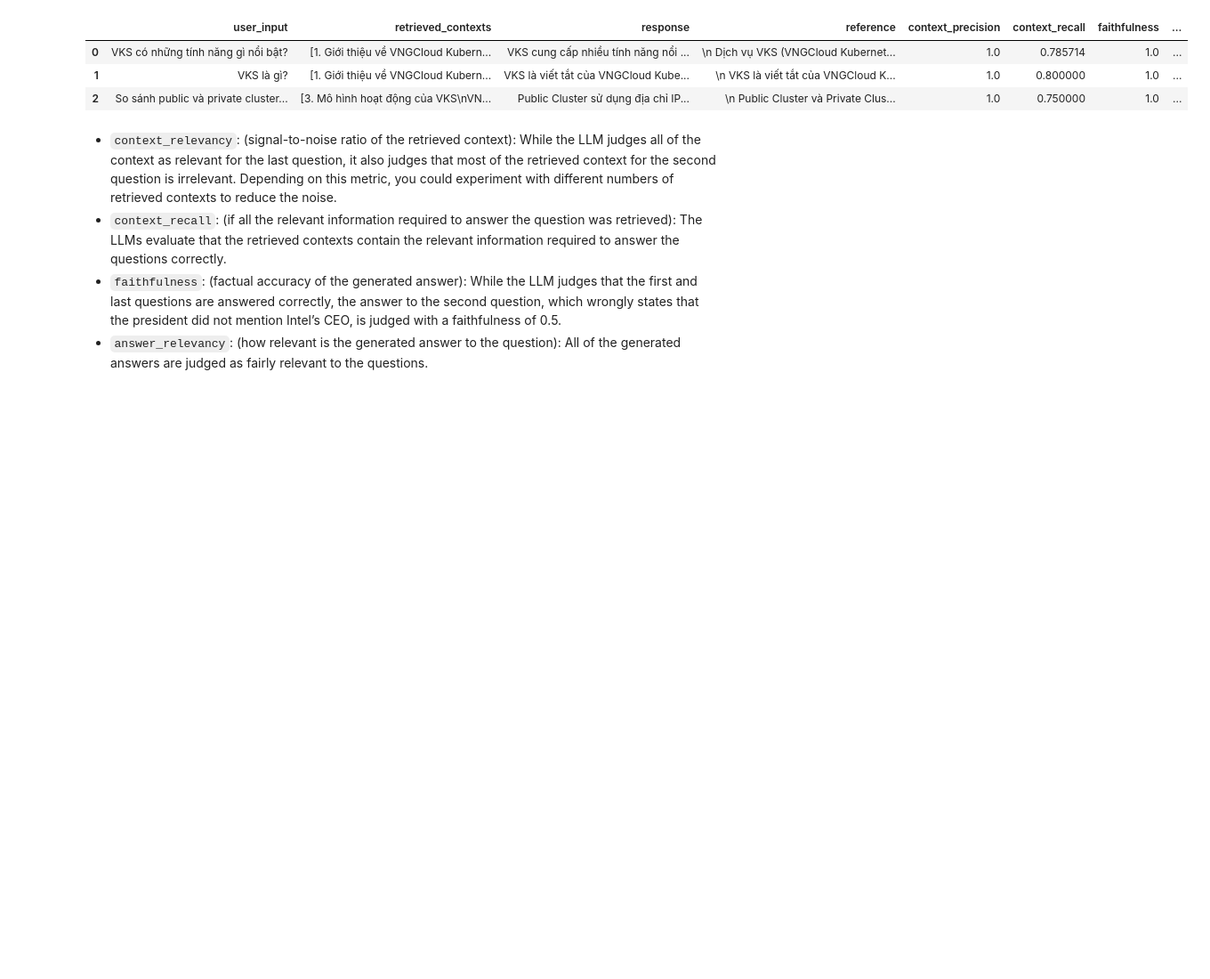
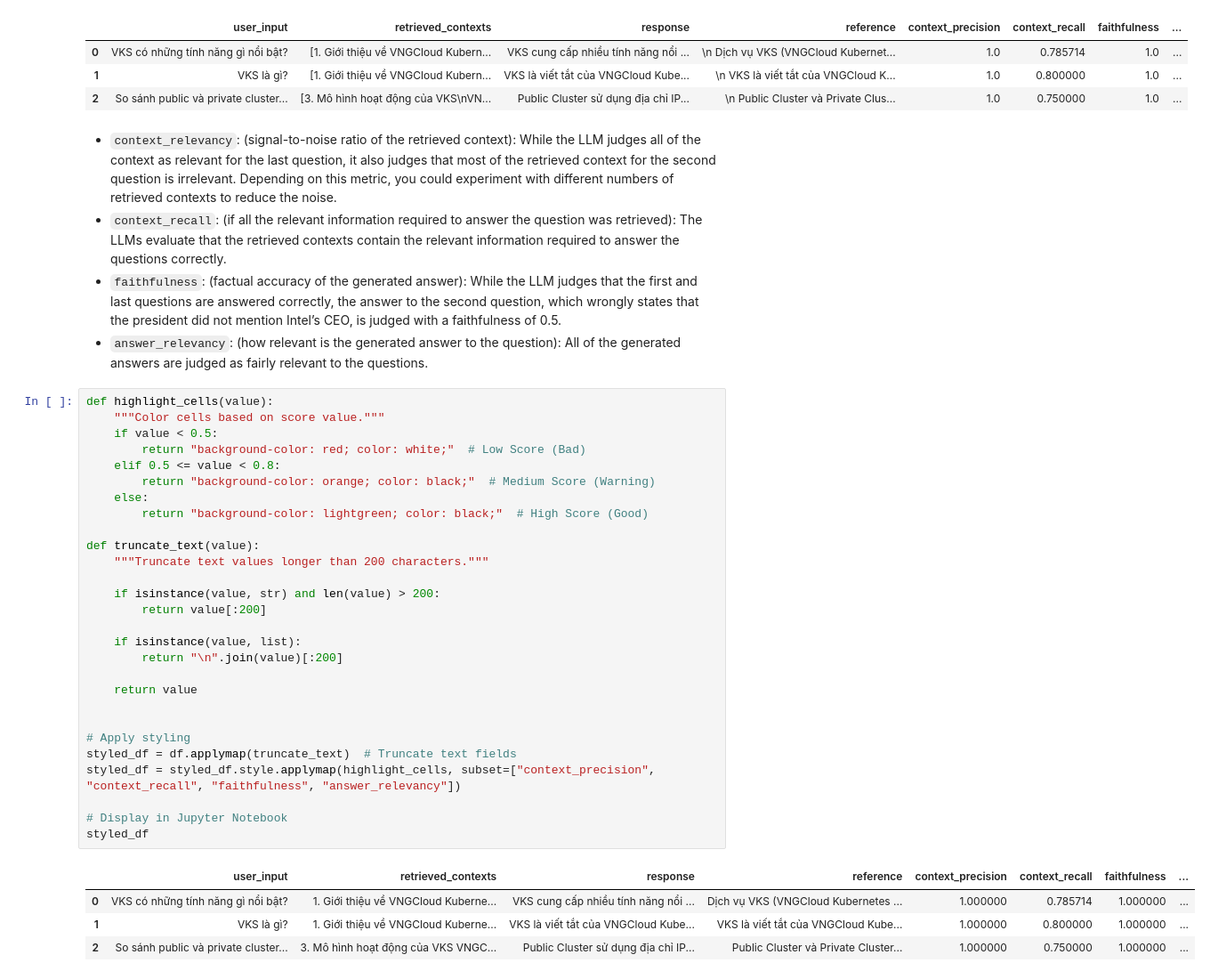
Before and after one commit to cuongpiger/llm-evaluation, a Jupyter notebook: ragas/demo-02.ipynb, the cells around one changed output. Shown: that part at 89% size. Drawn from its saved outputs; the diff is of its cells as text; blank space fills up the shorter version.

```diff
--- a/ragas/demo-02.ipynb
+++ b/ragas/demo-02.ipynb
@@ -332,3 +332,36 @@ df
 - `context_recall`: (if all the relevant information required to answer the question was retrieved): The LLMs evaluate that the retrieved contexts contain the relevant information required to answer the questions correctly.
 - `faithfulness`: (factual accuracy of the generated answer): While the LLM judges that the first and last questions are answered correctly, the answer to the second question, which wrongly states that the president did not mention Intel’s CEO, is judged with a faithfulness of 0.5.
 - `answer_relevancy`: (how relevant is the generated answer to the question): All of the generated answers are judged as fairly relevant to the questions.
+# %%
+def highlight_cells(value):
+    """Color cells based on score value."""
+    if value < 0.5:
+        return "background-color: red; color: white;"  # Low Score (Bad)
+    elif 0.5 <= value < 0.8:
+        return "background-color: orange; color: black;"  # Medium Score (Warning)
+    else:
+        return "background-color: lightgreen; color: black;"  # High Score (Good)
+
+def truncate_text(value):
+    """Truncate text values longer than 200 characters."""
+
+    if isinstance(value, str) and len(value) > 200:
+        return value[:200]
+
+    if isinstance(value, list):
+        return "\n".join(value)[:200]
+
+    return value
+
+
+# Apply styling
+styled_df = df.applymap(truncate_text)  # Truncate text fields
+styled_df = styled_df.style.applymap(highlight_cells, subset=["context_precision", "context_recall", "faithfulness", "answer_relevancy"])
+
+# Display in Jupyter Notebook
+styled_df
+# %% [output]
+|  | user_input | retrieved_contexts | response | reference | context_precision | context_recall | faithfulness | ... |
+| 0 | VKS có những tính năng gì nổi bật? | 1. Giới thiệu về VNGCloud Kuberne... | VKS cung cấp nhiều tính năng nổi ... | Dịch vụ VKS (VNGCloud Kubernetes ... | 1.000000 | 0.785714 | 1.000000 | ... |
+| 1 | VKS là gì? | 1. Giới thiệu về VNGCloud Kuberne... | VKS là viết tắt của VNGCloud Kube... | VKS là viết tắt của VNGCloud Kube... | 1.000000 | 0.800000 | 1.000000 | ... |
+| 2 | So sánh public và private cluster... | 3. Mô hình hoạt động của VKS VNGC... | Public Cluster sử dụng địa chỉ IP... | Public Cluster và Private Cluster... | 1.000000 | 0.750000 | 1.000000 | ... |
```
